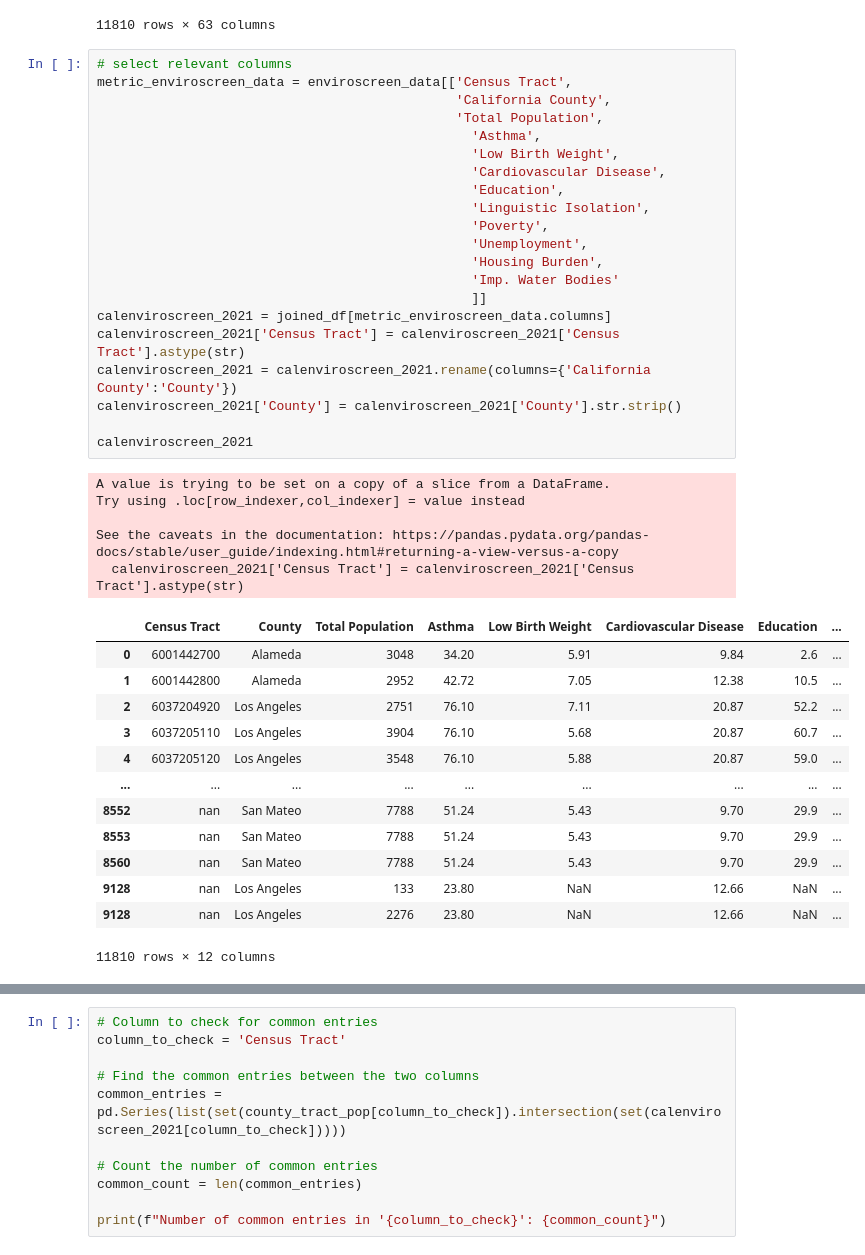
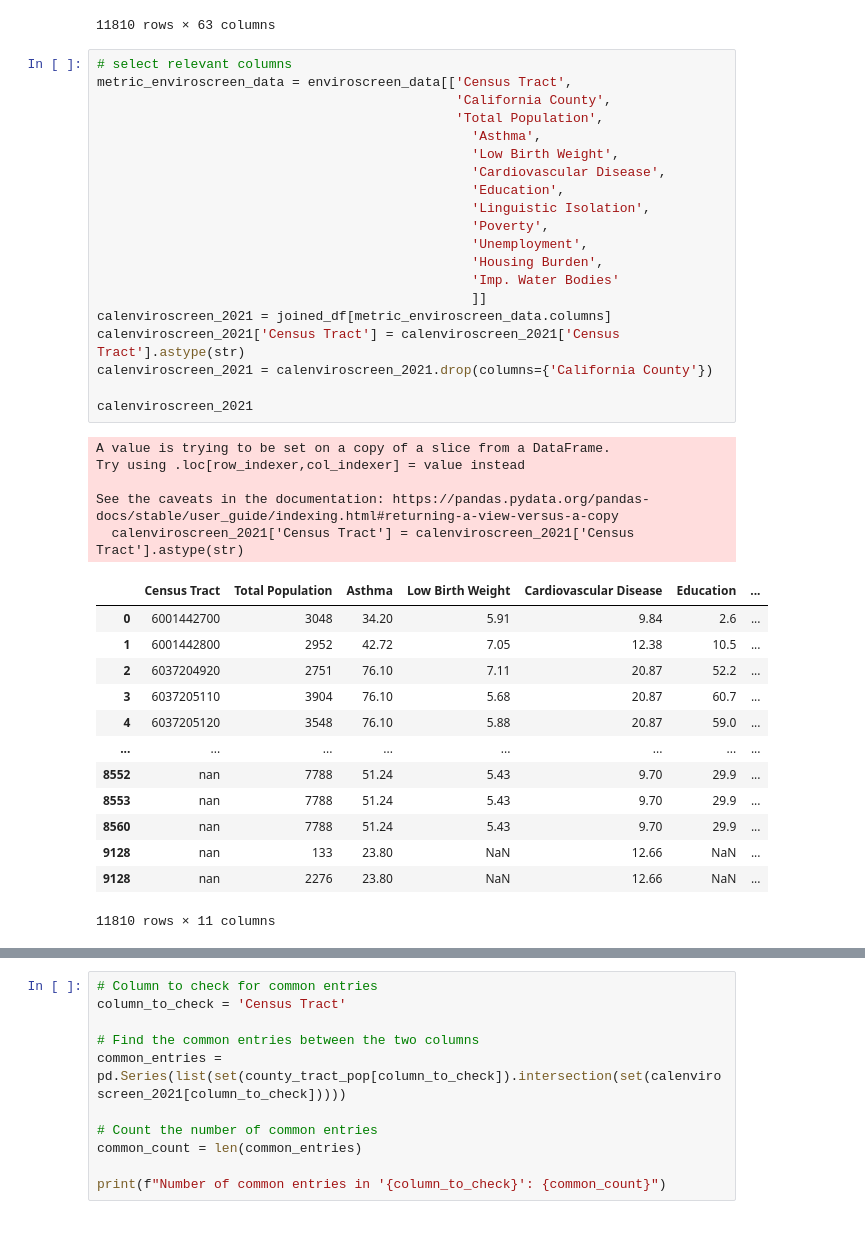
Before and after one commit to Eagle-Rock-Analytics/carb-climate-index, a Jupyter notebook: scripts/data_metric_calc/society_cal_enviroscreen_metrics.ipynb, the cells around one changed output, grey strips where cells are left out. Cells and saved outputs as stored; diff of their text form.

```diff
--- a/scripts/data_metric_calc/society_cal_enviroscreen_metrics.ipynb
+++ b/scripts/data_metric_calc/society_cal_enviroscreen_metrics.ipynb
@@ -169,41 +174,40 @@ joined_df
 # %%
 # select relevant columns
 metric_enviroscreen_data = enviroscreen_data[['Census Tract',
                                               'California County',
                                               'Total Population',
                                                 'Asthma',
                                                 'Low Birth Weight',
                                                 'Cardiovascular Disease',
                                                 'Education',
                                                 'Linguistic Isolation',
                                                 'Poverty',
                                                 'Unemployment',
                                                 'Housing Burden',
                                                 'Imp. Water Bodies'
                                                 ]]
 calenviroscreen_2021 = joined_df[metric_enviroscreen_data.columns]
 calenviroscreen_2021['Census Tract'] = calenviroscreen_2021['Census Tract'].astype(str)
-calenviroscreen_2021 = calenviroscreen_2021.rename(columns={'California County':'County'})
-calenviroscreen_2021['County'] = calenviroscreen_2021['County'].str.strip()
+calenviroscreen_2021 = calenviroscreen_2021.drop(columns={'California County'})
 
 calenviroscreen_2021
 # %% [output]
 A value is trying to be set on a copy of a slice from a DataFrame.
 Try using .loc[row_indexer,col_indexer] = value instead
 
 See the caveats in the documentation: https://pandas.pydata.org/pandas-docs/stable/user_guide/indexing.html#returning-a-view-versus-a-copy
   calenviroscreen_2021['Census Tract'] = calenviroscreen_2021['Census Tract'].astype(str)
-|  | Census Tract | County | Total Population | Asthma | Low Birth Weight | Cardiovascular Disease | Education | ... |
-| 0 | 6001442700 | Alameda | 3048 | 34.20 | 5.91 | 9.84 | 2.6 | ... |
-| 1 | 6001442800 | Alameda | 2952 | 42.72 | 7.05 | 12.38 | 10.5 | ... |
-| 2 | 6037204920 | Los Angeles | 2751 | 76.10 | 7.11 | 20.87 | 52.2 | ... |
-| 3 | 6037205110 | Los Angeles | 3904 | 76.10 | 5.68 | 20.87 | 60.7 | ... |
-| 4 | 6037205120 | Los Angeles | 3548 | 76.10 | 5.88 | 20.87 | 59.0 | ... |
-| ... | ... | ... | ... | ... | ... | ... | ... | ... |
-| 8552 | nan | San Mateo | 7788 | 51.24 | 5.43 | 9.70 | 29.9 | ... |
-| 8553 | nan | San Mateo | 7788 | 51.24 | 5.43 | 9.70 | 29.9 | ... |
-| 8560 | nan | San Mateo | 7788 | 51.24 | 5.43 | 9.70 | 29.9 | ... |
-| 9128 | nan | Los Angeles | 133 | 23.80 | NaN | 12.66 | NaN | ... |
-| 9128 | nan | Los Angeles | 2276 | 23.80 | NaN | 12.66 | NaN | ... |
+|  | Census Tract | Total Population | Asthma | Low Birth Weight | Cardiovascular Disease | Education | ... |
+| 0 | 6001442700 | 3048 | 34.20 | 5.91 | 9.84 | 2.6 | ... |
+| 1 | 6001442800 | 2952 | 42.72 | 7.05 | 12.38 | 10.5 | ... |
+| 2 | 6037204920 | 2751 | 76.10 | 7.11 | 20.87 | 52.2 | ... |
+| 3 | 6037205110 | 3904 | 76.10 | 5.68 | 20.87 | 60.7 | ... |
+| 4 | 6037205120 | 3548 | 76.10 | 5.88 | 20.87 | 59.0 | ... |
+| ... | ... | ... | ... | ... | ... | ... | ... |
+| 8552 | nan | 7788 | 51.24 | 5.43 | 9.70 | 29.9 | ... |
+| 8553 | nan | 7788 | 51.24 | 5.43 | 9.70 | 29.9 | ... |
+| 8560 | nan | 7788 | 51.24 | 5.43 | 9.70 | 29.9 | ... |
+| 9128 | nan | 133 | 23.80 | NaN | 12.66 | NaN | ... |
+| 9128 | nan | 2276 | 23.80 | NaN | 12.66 | NaN | ... |
-11810 rows × 12 columns
+11810 rows × 11 columns
 # %%
```
Also changed, not shown: parts of 14 cells of this notebook.
